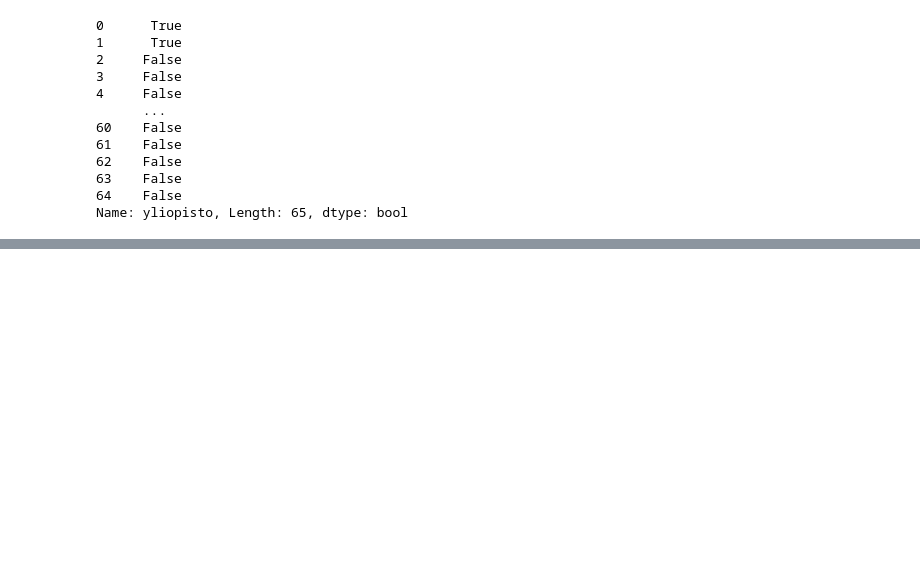
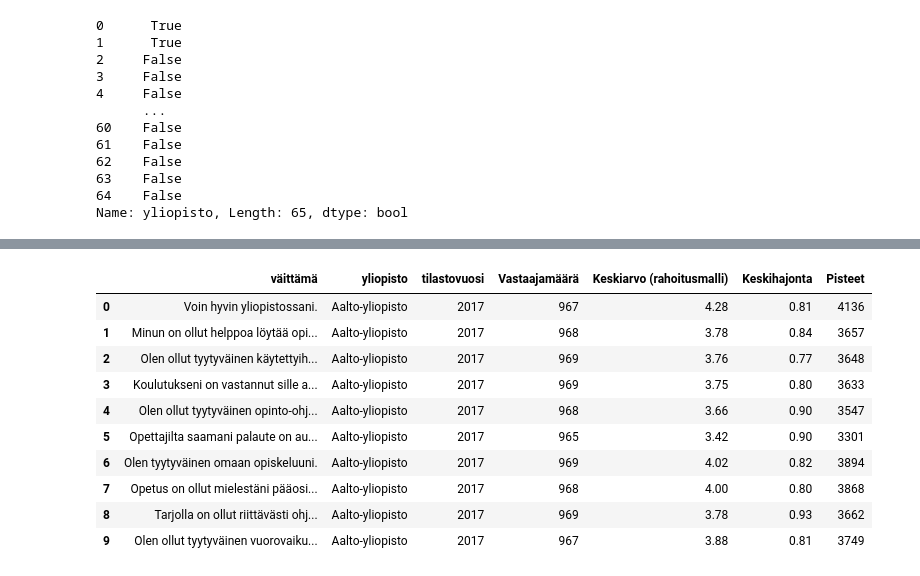
Before and after one commit to nopomi/fin-uni-data-visualization, a Jupyter notebook: data_loading_04_2020.ipynb, the cells around one changed output, grey strips where cells are left out. Saved outputs shown, nothing was run; the diff lists cells and outputs as text; code cells hidden in the pictures; blank space fills up the shorter version.

```diff
--- a/data_loading_04_2020.ipynb
+++ b/data_loading_04_2020.ipynb
@@ -178,0 +239,16 @@ publications.head()
+# %%
+student_feedback = pd.read_csv('data/opiskelijapalaute_data.csv')
+# %%
+student_feedback.head(10)
+# %% [output]
+|  | väittämä | yliopisto | tilastovuosi | Vastaajamäärä | Keskiarvo (rahoitusmalli) | Keskihajonta | Pisteet |
+| 0 | Voin hyvin yliopistossani. | Aalto-yliopisto | 2017 | 967 | 4.28 | 0.81 | 4136 |
+| 1 | Minun on ollut helppoa löytää opi... | Aalto-yliopisto | 2017 | 968 | 3.78 | 0.84 | 3657 |
+| 2 | Olen ollut tyytyväinen käytettyih... | Aalto-yliopisto | 2017 | 969 | 3.76 | 0.77 | 3648 |
+| 3 | Koulutukseni on vastannut sille a... | Aalto-yliopisto | 2017 | 969 | 3.75 | 0.80 | 3633 |
+| 4 | Olen ollut tyytyväinen opinto-ohj... | Aalto-yliopisto | 2017 | 968 | 3.66 | 0.90 | 3547 |
+| 5 | Opettajilta saamani palaute on au... | Aalto-yliopisto | 2017 | 965 | 3.42 | 0.90 | 3301 |
+| 6 | Olen tyytyväinen omaan opiskeluuni. | Aalto-yliopisto | 2017 | 969 | 4.02 | 0.82 | 3894 |
+| 7 | Opetus on ollut mielestäni pääosi... | Aalto-yliopisto | 2017 | 968 | 4.00 | 0.80 | 3868 |
+| 8 | Tarjolla on ollut riittävästi ohj... | Aalto-yliopisto | 2017 | 969 | 3.78 | 0.93 | 3662 |
+| 9 | Olen ollut tyytyväinen vuorovaiku... | Aalto-yliopisto | 2017 | 967 | 3.88 | 0.81 | 3749 |
```
Also changed, not shown: parts of 24 cells of this notebook, 4 other files.
